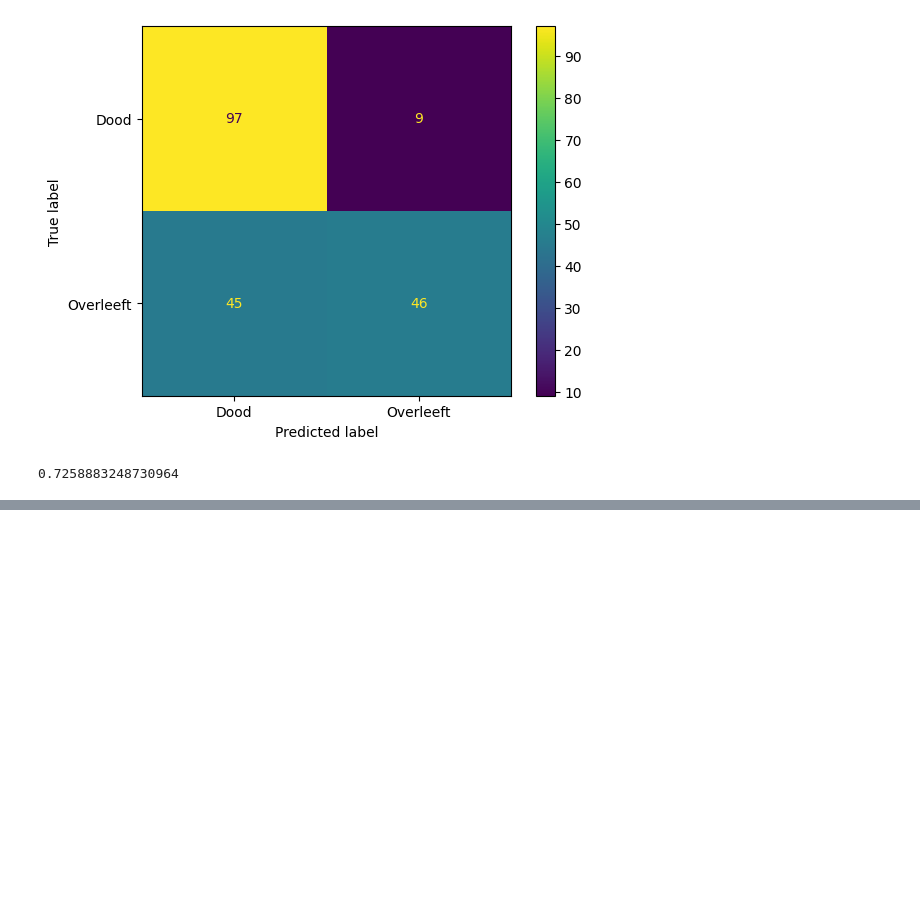
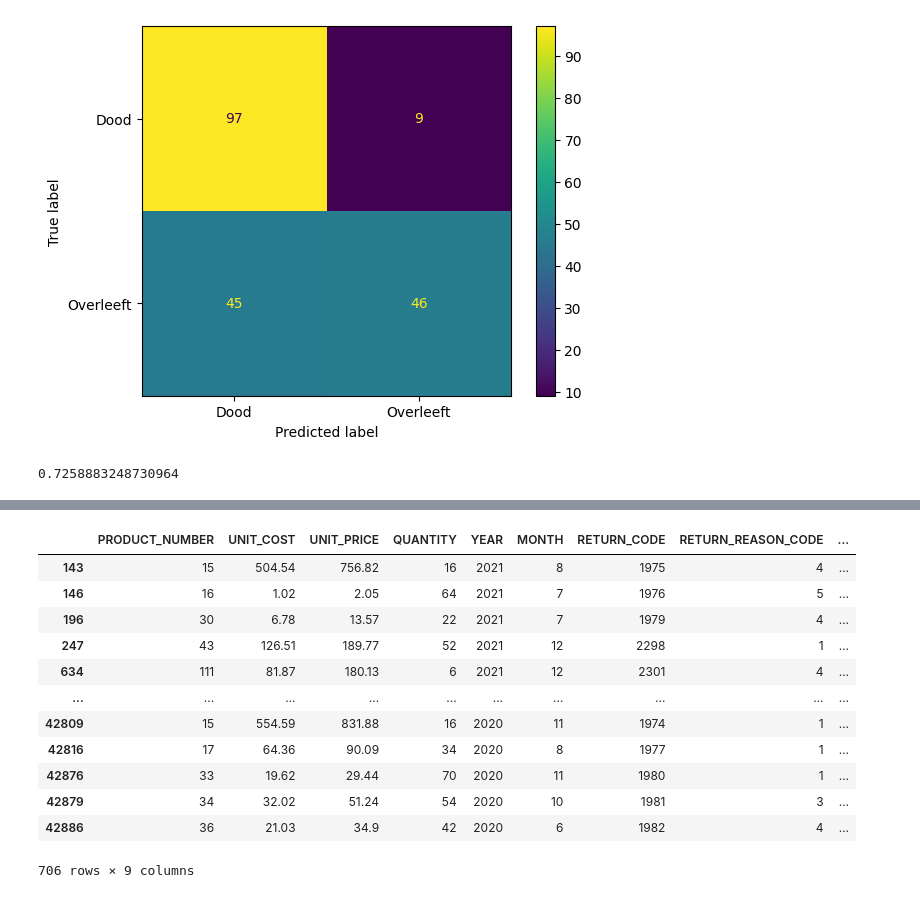
Before and after one commit to Peter-The-Great/DEDS_Portfolio_Week-8, a Jupyter notebook: classificationmodel.ipynb, the cells around one changed output, grey strips where cells are left out. Saved outputs shown, nothing was run; the diff lists cells and outputs as text; code cells hidden in the pictures; blank space fills up the shorter version.

```diff
--- a/classificationmodel.ipynb
+++ b/classificationmodel.ipynb
@@ -11,11 +6,17 @@ Great Outdoors wil graag weten wat de retourredenen gaan zijn op basis van een s
 Hier importeren we alle benodigde libraries en lezen we de data in.
 # %%
 import pandas as pd
+import sqlite3
 from sklearn.model_selection import train_test_split
 from sklearn.tree import DecisionTreeClassifier
 from sklearn import tree
 from sklearn import metrics
 import matplotlib.pyplot as plt
+import warnings
+warnings.filterwarnings("ignore")
+
+# Laad de connnectie met de database voor later.
+conn = sqlite3.connect('data/go_sales.sqlite')
 # %% [markdown]
 Eerst gaan we alle data inlezen die nodig zijn voor deze opdracht.
 # %%
@@ -218,0 +229,7 @@ metrics.accuracy_score(model_results_frame['survived'], model_results_frame['Pre
+# %%
+order_details = pd.read_sql_query('SELECT * FROM order_details', conn)
+returned_item = pd.read_sql_query('SELECT * FROM returned_item', conn)
+returned_reason = pd.read_sql_query('SELECT * FROM return_reason', conn)
+order_details = order_details.drop(['TRIAL879'], axis=1)
+returned_item = returned_item.drop(['TRIAL888'], axis=1)
+returned_reason = returned_reason.drop(['TRIAL888'], axis=1)
@@ -218,0 +238,6 @@ metrics.accuracy_score(model_results_frame['survived'], model_results_frame['Pre
+# %%
+merged_table = pd.merge(order_details, returned_item, on='ORDER_DETAIL_CODE', how='left')
+merged_table = pd.merge(merged_table, returned_reason, on='RETURN_REASON_CODE', how='left')
+merged_table.fillna('N.V.T.', inplace=True)
+filtered_table = merged_table.query('RETURN_CODE != "N.V.T."')
+filtered_table
@@ -218,0 +260,5 @@ metrics.accuracy_score(model_results_frame['survived'], model_results_frame['Pre
+# %%
+filtered_table['RETURN_DATE'] = pd.to_datetime(filtered_table['RETURN_DATE'], format="%d-%m-%Y %H:%M:%S")
+filtered_table['YEAR'] = filtered_table['RETURN_DATE'].dt.year.astype(str)
+filtered_table['MONTH'] = filtered_table['RETURN_DATE'].dt.month.astype(str)
+filtered_table
@@ -218,0 +279,17 @@ metrics.accuracy_score(model_results_frame['survived'], model_results_frame['Pre
+# %%
+selected_columns = filtered_table[['PRODUCT_NUMBER', 'UNIT_COST', 'UNIT_PRICE', 'QUANTITY', 'YEAR', 'MONTH', 'RETURN_CODE', 'RETURN_REASON_CODE', 'RETURN_DESCRIPTION_EN']]
+selected_columns
+# %% [output]
+|  | PRODUCT_NUMBER | UNIT_COST | UNIT_PRICE | QUANTITY | YEAR | MONTH | RETURN_CODE | RETURN_REASON_CODE | ... |
+| 143 | 15 | 504.54 | 756.82 | 16 | 2021 | 8 | 1975 | 4 | ... |
+| 146 | 16 | 1.02 | 2.05 | 64 | 2021 | 7 | 1976 | 5 | ... |
+| 196 | 30 | 6.78 | 13.57 | 22 | 2021 | 7 | 1979 | 4 | ... |
+| 247 | 43 | 126.51 | 189.77 | 52 | 2021 | 12 | 2298 | 1 | ... |
+| 634 | 111 | 81.87 | 180.13 | 6 | 2021 | 12 | 2301 | 4 | ... |
+| ... | ... | ... | ... | ... | ... | ... | ... | ... | ... |
+| 42809 | 15 | 554.59 | 831.88 | 16 | 2020 | 11 | 1974 | 1 | ... |
+| 42816 | 17 | 64.36 | 90.09 | 34 | 2020 | 8 | 1977 | 1 | ... |
+| 42876 | 33 | 19.62 | 29.44 | 70 | 2020 | 11 | 1980 | 1 | ... |
+| 42879 | 34 | 32.02 | 51.24 | 54 | 2020 | 10 | 1981 | 3 | ... |
+| 42886 | 36 | 21.03 | 34.9 | 42 | 2020 | 6 | 1982 | 4 | ... |
+706 rows × 9 columns
```
Also changed, not shown: parts of 13 cells of this notebook, 3 other files.
